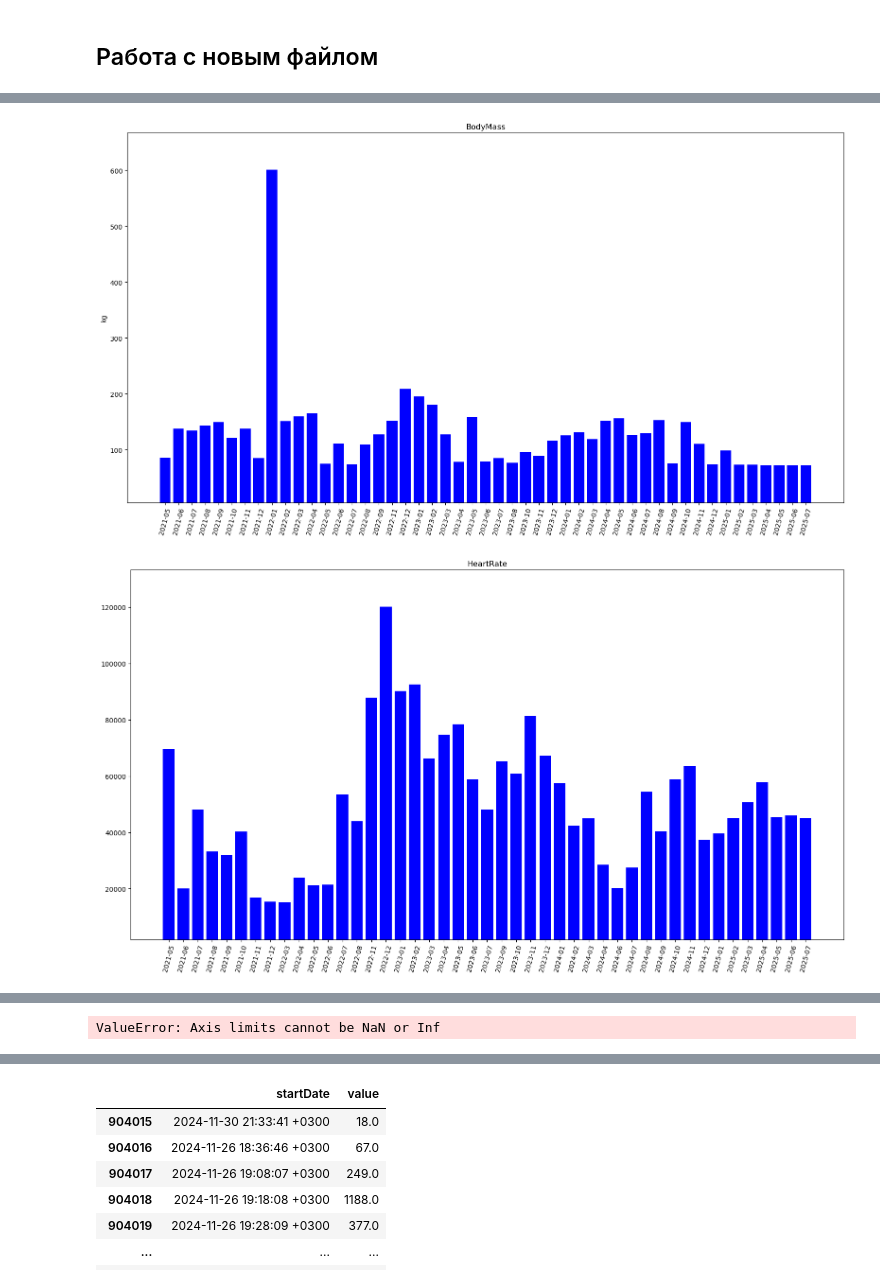
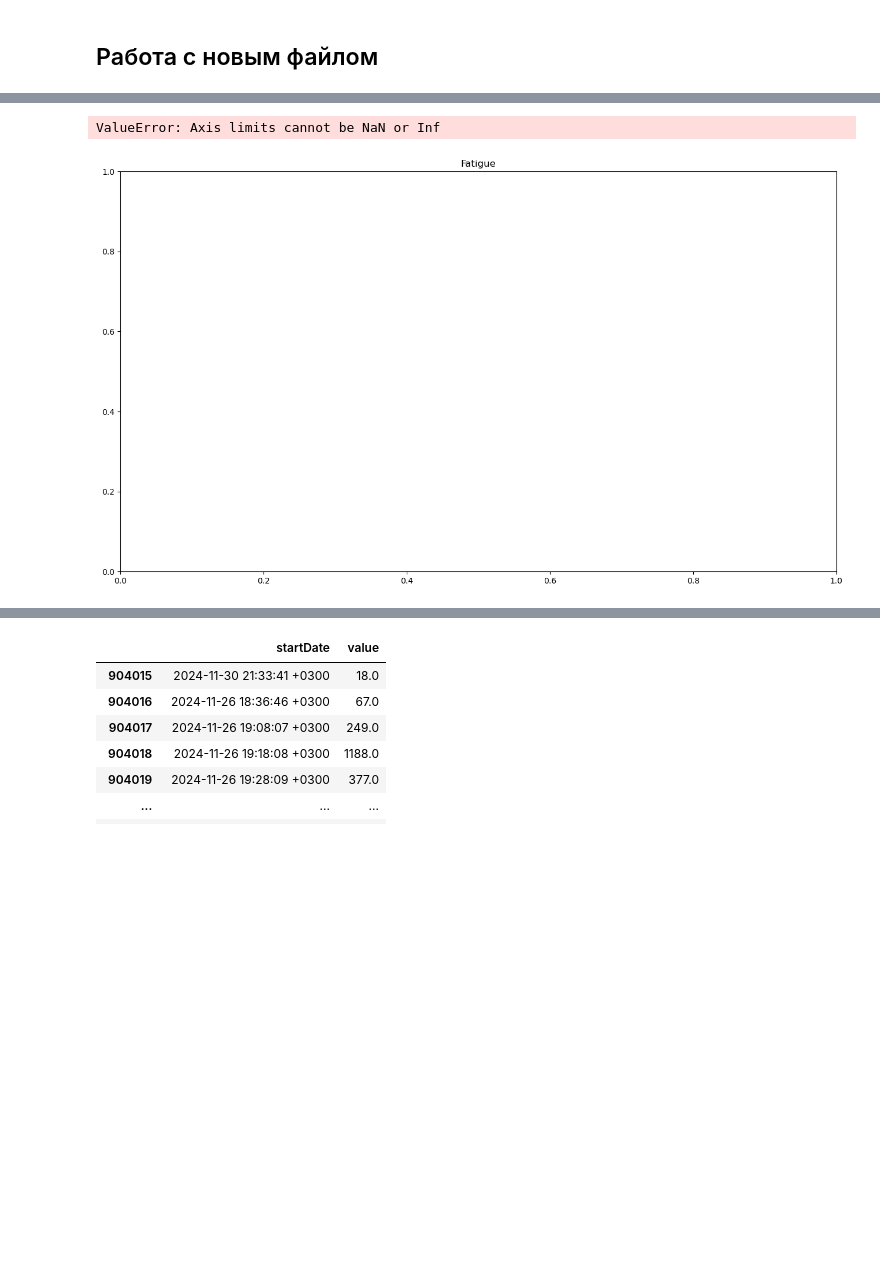
Before and after one commit to AlexSobUcka/AppleHealth, a Jupyter notebook: HealthData.ipynb, the cells around one changed output, grey strips where cells are left out. Cells and saved outputs as stored; diff of their text form; code cells hidden in the pictures; blank space fills up the shorter version.

Commit message:
Update HealthData.ipynb
add visualize functions for activity and dietary

```diff
--- a/HealthData.ipynb
+++ b/HealthData.ipynb
@@ -21,9 +21,13 @@ need_lst = ['BodyMass', 'HeartRate', 'BodyFatPercentage',
             'oal', 'SleepAnalysis', 'Fatigue']
 filtered_data = data[data['type'].isin(need_lst)]
 
-# Очистка данных: удаление ненужных колонок
+# Очистка данных: удаление лишней информации и полных дубликатов
 filtered_data = filtered_data[['type', 'value', 'unit', 'startDate', 'sourceName', 'HKFoodType']]
 filtered_data = filtered_data.rename(columns={'startDate': 'date'}).reset_index(drop=True)
+filtered_data = filtered_data.drop_duplicates(subset=['date', 'value', 'unit', 'type'])
+# Удаление дубликатов StepCount
+filtered_data = filtered_data[(filtered_data['type'] != 'StepCount') |
+                              ((filtered_data['type'] == 'StepCount') & (filtered_data['sourceName'] == 'Zepp Life'))]
 
 # Сохранение данных в новый файл
 filtered_data.to_csv('data/Record_clear.csv', index=False)
@@ -43,5 +66,6 @@ data.head()
 # %%
-# Подходит под значения, где запись соответствует полным данным (вес, процент жира, IMT)
+# Подходит под значения, где запись соответствует полным данным за день
+# Данные тела: BodyMass, BodyFatPercentage
 
 def mean_month_mass_visualize(type_id: str):
     # Создание копии df с нужным type
@@ -64,15 +88,14 @@ def mean_month_mass_visualize(type_id: str):
     except:
         pass
     plt.bar(filtered_data['date'], filtered_data['value'], color='blue')
-    tmp = (filtered_data['value'].max() - filtered_data['value'].min()) / 8
-    plt.ylim(filtered_data['value'].min() - tmp, filtered_data['value'].max() + tmp) # подстраивается под min и max значения в данных
+    plt.ylim(filtered_data['value'].min()*0.9, filtered_data['value'].max()-1.1) # подстраивается под min и max значения в данных
     plt.xticks(rotation=75)
     plt.tight_layout() # подгоняет элементы к размеру фигуры
     plt.show()
 
     return filtered_data
 # %%
-for i in data['type'].unique():
+for i in ['BodyMass', 'BodyFatPercentage']:
     temp_df = mean_month_mass_visualize(i)
 # %% [output]
 [figure]
@@ -91,9 +103,11 @@ for i in data['type'].unique():
 # %%
-# Подходит под значения, где запись соответствует полным данным (вес, процент жира, IMT)
+# Подходит под значения, где множество записей за день
+# Активность: StepCount, DistanceWalkingRunning, BasalEnergyBurned, ActiveEnergyBurned, FlightsClimbed
+# КБЖУ: DietaryEnergyConsumed, DietaryProtein, DietaryFatTotal, DietaryCarbohydrates
 
 def mean_month_step_visualize(type_id: str):
     # Создание копии df с нужным type
-    filtered_data = data[(data['type'] == type_id) & (data['sourceName'] == 'Zepp Life')].copy()
+    filtered_data = data[(data['type'] == type_id)].copy()
 
     # Изменение формата даты и сортировка по ней
     filtered_data['date'] = pd.to_datetime(filtered_data['date'])
@@ -114,17 +128,19 @@ def mean_month_step_visualize(type_id: str):
         plt.ylabel(data[data['type'] == type_id]['unit'][0])
     except:
         pass
-    plt.bar(filtered_data['date'], filtered_data['value'], color='blue')
-    tmp = (filtered_data['value'].max() - filtered_data['value'].min()) / 8
-    plt.ylim(filtered_data['value'].min() - tmp, filtered_data['value'].max() + tmp) # подстраивается под min и max значения в данных
+
+    #print(filtered_data['value'])
+    plt.ylim(filtered_data['value'].min()*0.95, filtered_data['value'].max()*1.05) # подстраивается под min и max значения в данных
     plt.xticks(rotation=75)
     plt.tight_layout() # подгоняет элементы к размеру фигуры
+
+    plt.bar(filtered_data['date'], filtered_data['value'], color='blue')
     plt.show()
 
     return filtered_data
 # %%
-for i in data['type'].unique():
+for i in ['Fatigue']:
     temp_df = mean_month_step_visualize(i)
 # %% [output]
+ValueError: Axis limits cannot be NaN or Inf
-[figure, old version]
+[figure, new version]
-[figure, removed]
@@ -133 +146,0 @@ for i in data['type'].unique():
-ValueError: Axis limits cannot be NaN or Inf
```
Also changed, not shown: parts of 6 cells of this notebook.
